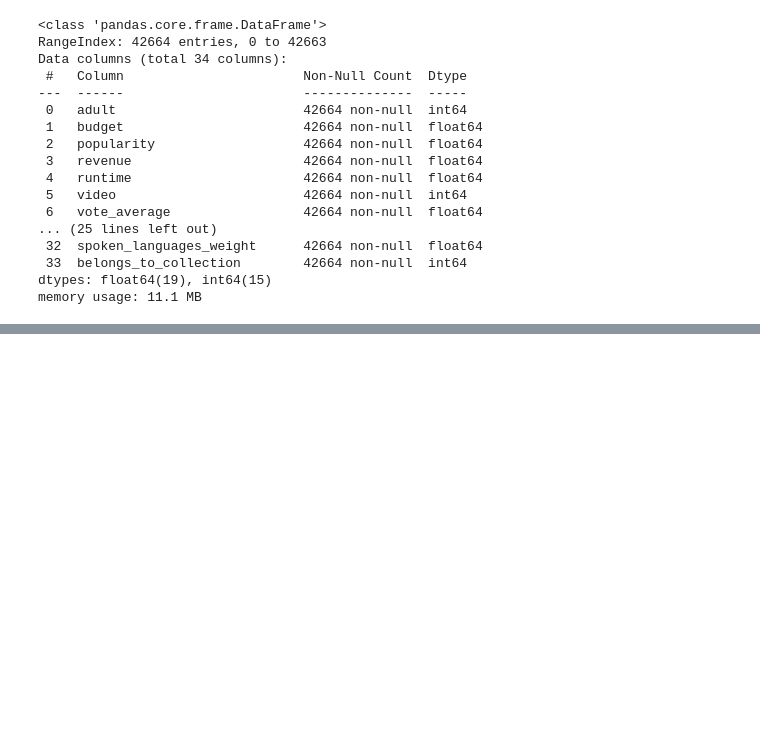
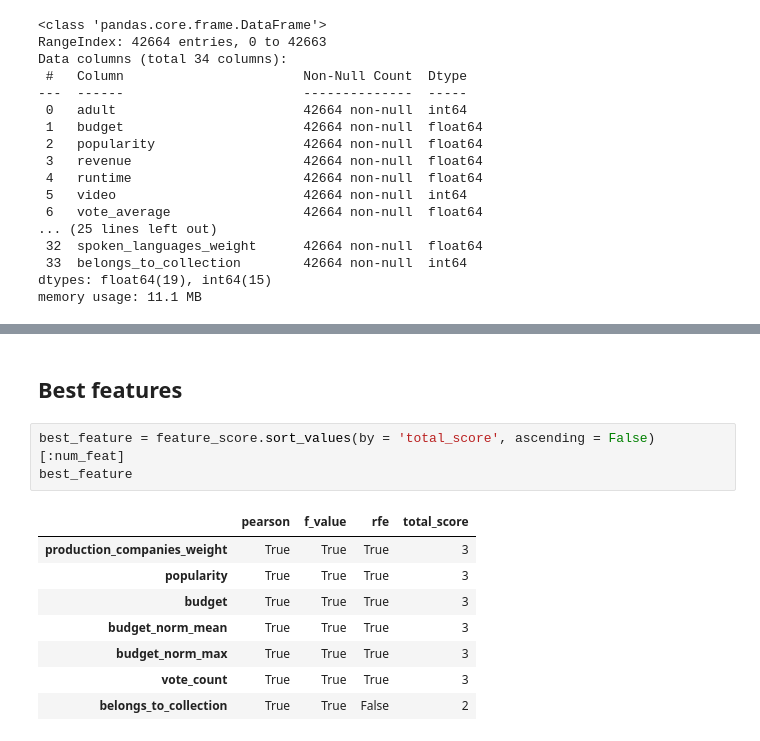
Before and after one commit to wvmrtn/data-science-in-practice, a Jupyter notebook: Project/modelling.ipynb, the cells around one changed output, grey strips where cells are left out. Cells and saved outputs as stored; diff of their text form; blank space fills up the shorter version.

```diff
--- a/Project/modelling.ipynb
+++ b/Project/modelling.ipynb
@@ -67,0 +134,14 @@ sns.heatmap(pearson, annot = True, cmap = plt.cm.Blues)
+# %% [markdown]
+## Best features
+# %%
+best_feature = feature_score.sort_values(by = 'total_score', ascending = False)[:num_feat]
+best_feature
+# %% [output]
+|  | pearson | f_value | rfe | total_score |
+| production_companies_weight | True | True | True | 3 |
+| popularity | True | True | True | 3 |
+| budget | True | True | True | 3 |
+| budget_norm_mean | True | True | True | 3 |
+| budget_norm_max | True | True | True | 3 |
+| vote_count | True | True | True | 3 |
+| belongs_to_collection | True | True | False | 2 |
```
Also changed, not shown: parts of 24 cells of this notebook, 2 other files.
